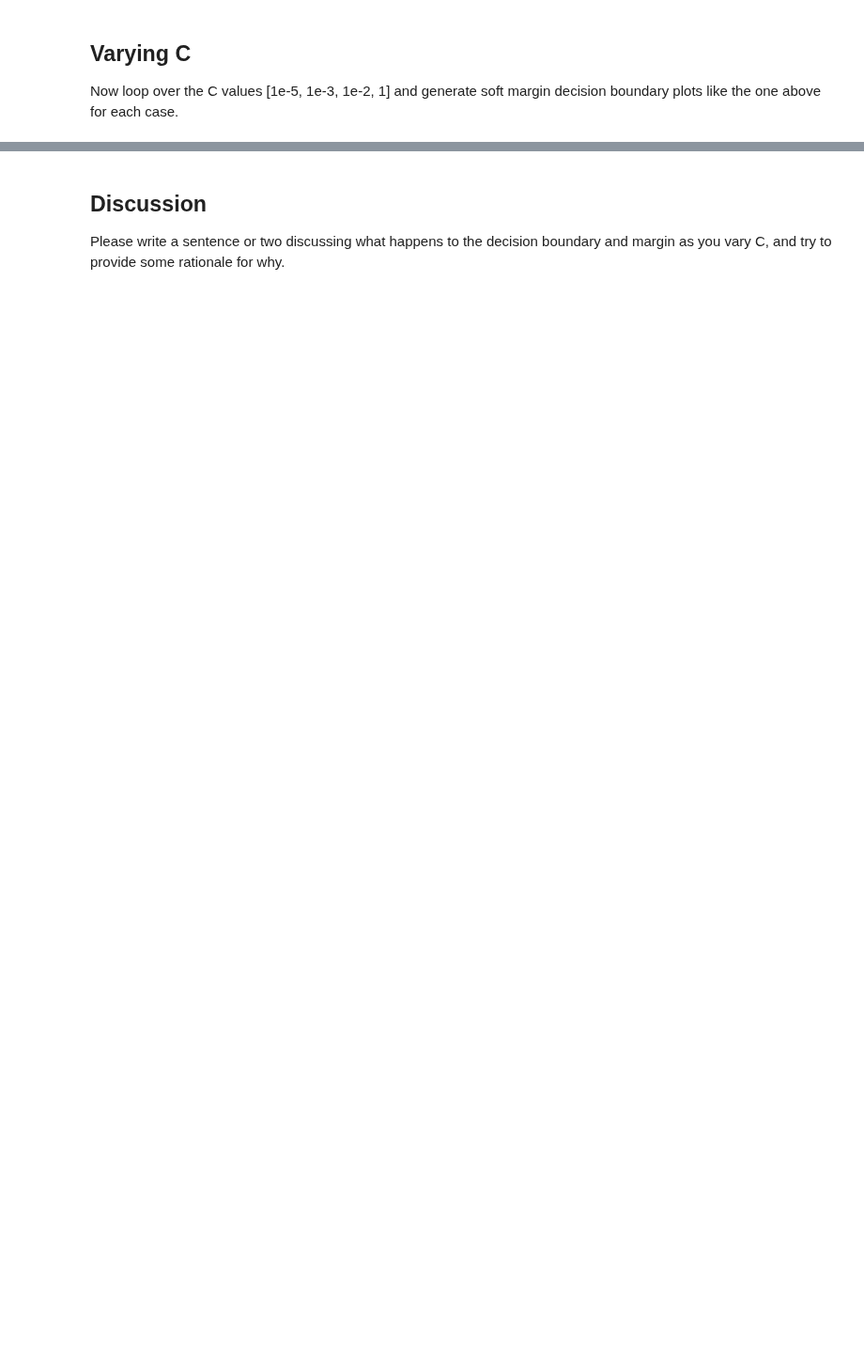
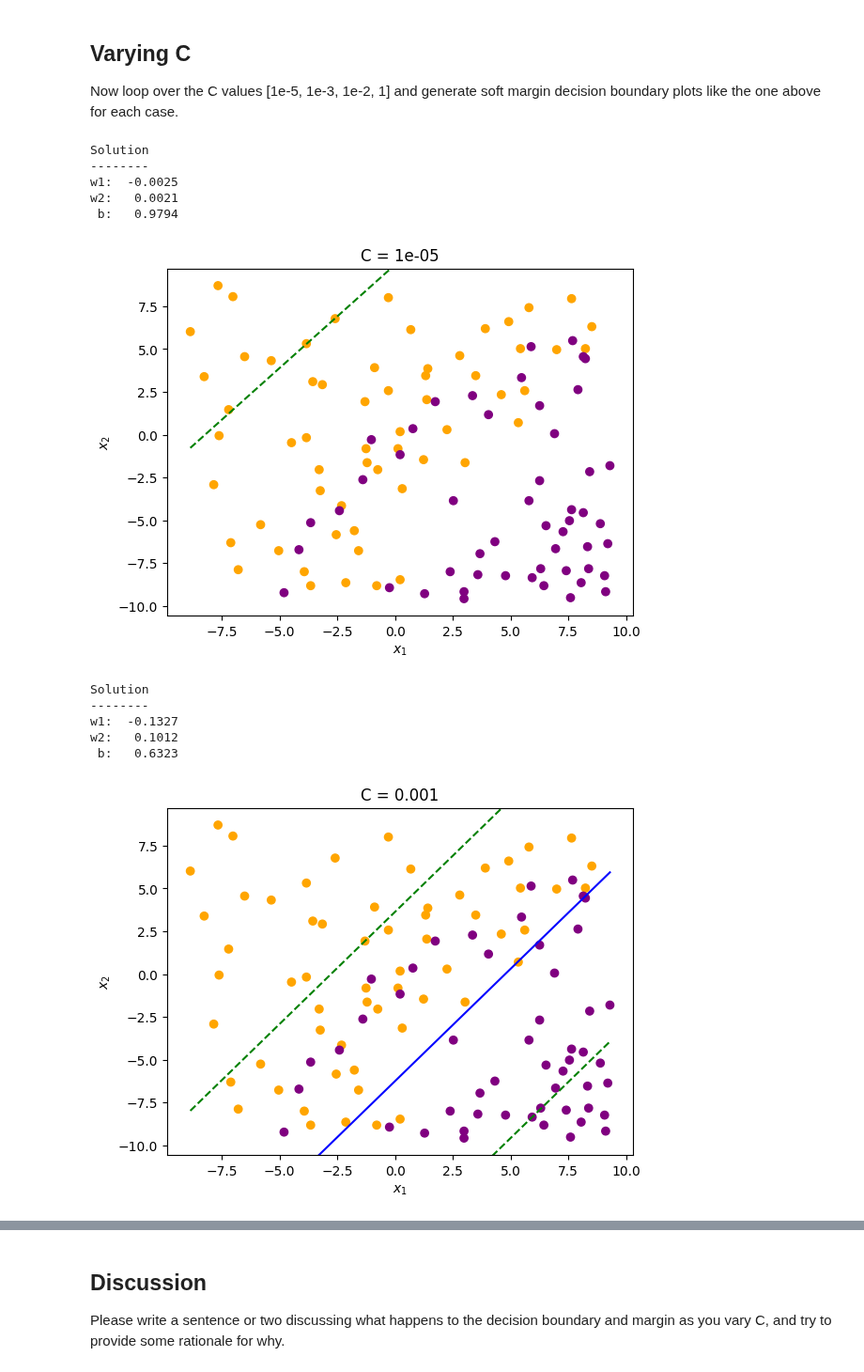
Before and after one commit to zsqu4re/ML-for-engineers, a Jupyter notebook: HW4/M4-HW1.ipynb, the cells around one changed output, grey strips where cells are left out. Shown at 94% size. Cells and saved outputs as stored; diff of their text form; code cells hidden in the pictures; blank space fills up the shorter version.

```diff
--- a/HW4/M4-HW1.ipynb
+++ b/HW4/M4-HW1.ipynb
@@ -115,6 +115,24 @@ def soft_margin_svm(X, y, C):
 
     # YOUR CODE GOES HERE
     # Define P, q, G, h
+    P = np.zeros((N+3,N+3))
+    P[:3,:3] = np.eye(3)
+    P[2,2] = 0
+
+    q = np.zeros(N+3)
+    q[2:] = C
+
+    features = np.concatenate((X, np.ones((N, 1))), axis=1)
+
+    upper_left = -y.reshape(-1,1)*features
+    # print(upper_left)
+    zero = np.zeros((N,3))
+    id = np.concatenate([-np.eye(N),-np.eye(N)])
+    # print(id)
+    G = np.concatenate([ np.concatenate([upper_left,zero]),id,],1)
+    # print(G)
+
+    h = np.concatenate([-np.ones(N),np.zeros(N)])
 
     z = solvers.qp(matrix(P),matrix(q),matrix(G),matrix(h))
     w1 = z['x'][0]
@@ -141,0 +165,25 @@ Now loop over the C values [1e-5, 1e-3, 1e-2, 1] and generate soft margin decisi
+# %%
+# YOUR CODE GOES HERE
+
+Cs =np.array([1e-5,1e-3,1e-2,1])
+for C in Cs:
+    w1, w2, b = soft_margin_svm(X, y, C)
+    print(f"\nSolution\n--------\nw1: {w1:8.4f}\nw2: {w2:8.4f}\n b: {b:8.4f}")
+
+    plt.figure()
+    plot_boundary(X,y,w1,w2,b,e=1)
+    plt.title(f"C = {C}")
+    plt.show()
+# %% [output]
+Solution
+--------
+w1:  -0.0025
+w2:   0.0021
+ b:   0.9794
+[figure, added]
+Solution
+--------
+w1:  -0.1327
+w2:   0.1012
+ b:   0.6323
+[figure, added]
```
Also changed, not shown: parts of 3 cells of this notebook, 3 other files.
